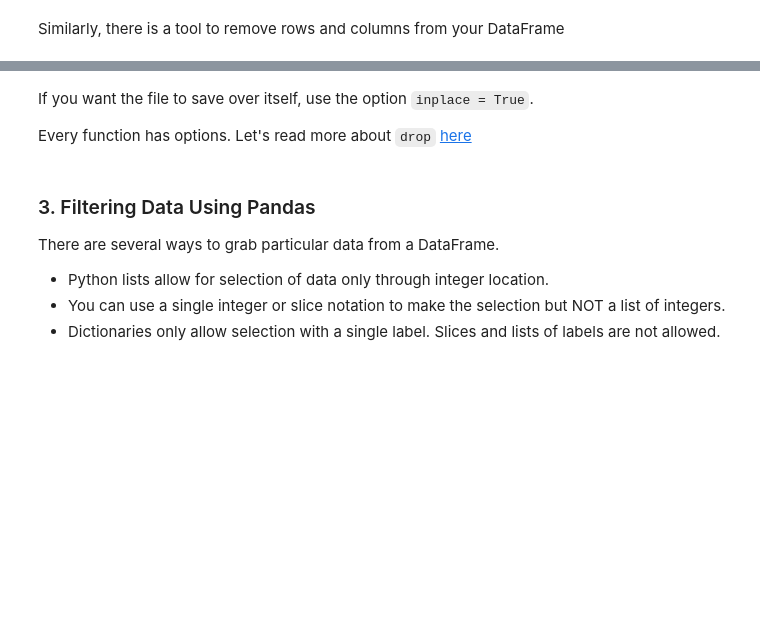
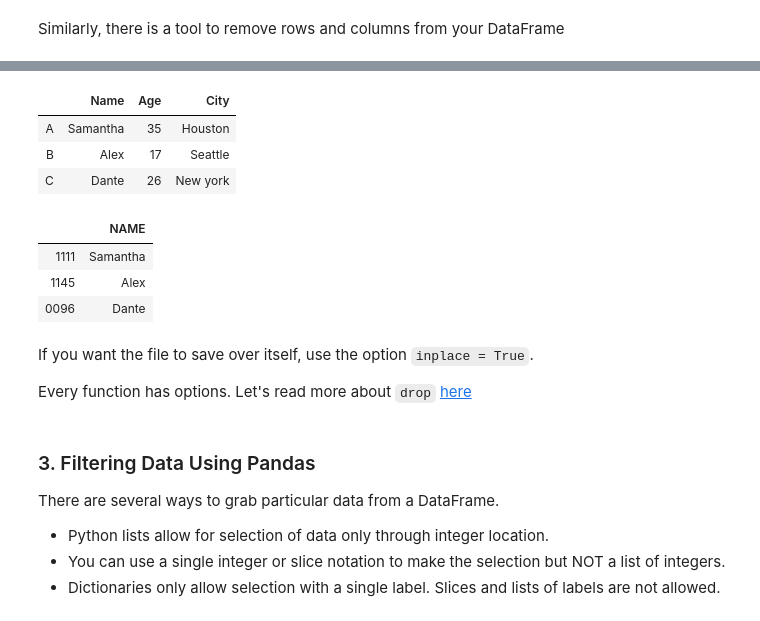
Before and after one commit to Joe-Bit-lab/dc-ds-021720, a Jupyter notebook: mod-1/day-3-numpy-pandas/libraries_numpy_pandas.ipynb, the cells around one changed output, grey strips where cells are left out. Drawn from its saved outputs; the diff is of its cells as text; code cells hidden in the pictures; blank space fills up the shorter version.

```diff
--- a/mod-1/day-3-numpy-pandas/libraries_numpy_pandas.ipynb
+++ b/mod-1/day-3-numpy-pandas/libraries_numpy_pandas.ipynb
@@ -580,6 +693,20 @@ students_df
+# %%
+students_df = pd.DataFrame(student_dict, index = ['A','B','C'])
+students_df.columns = [x.title() for x in students_df.columns]
+students_df
+# %% [output]
+|  | Name | Age | City |
+| A | Samantha | 35 | Houston |
+| B | Alex | 17 | Seattle |
+| C | Dante | 26 | New york |
 # %%
 students_df.drop(columns=['YEARS', 'HOME'], inplace=True)
 students_df
+# %% [output]
+|  | NAME |
+| 1111 | Samantha |
+| 1145 | Alex |
+| 0096 | Dante |
 # %% [markdown]
 If you want the file to save over itself, use the option `inplace = True`.
 
```
Also changed, not shown: parts of 34 cells of this notebook.
